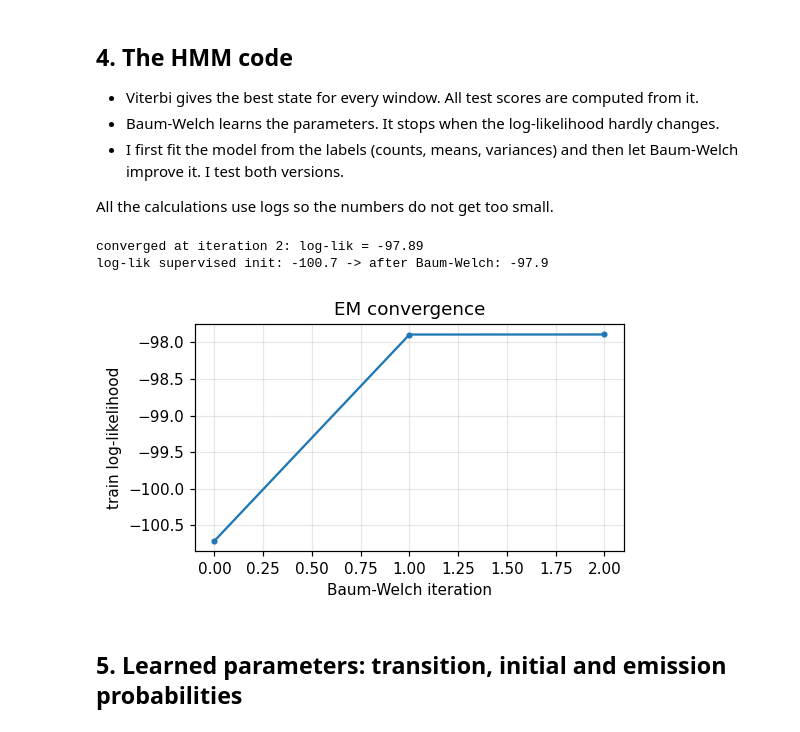
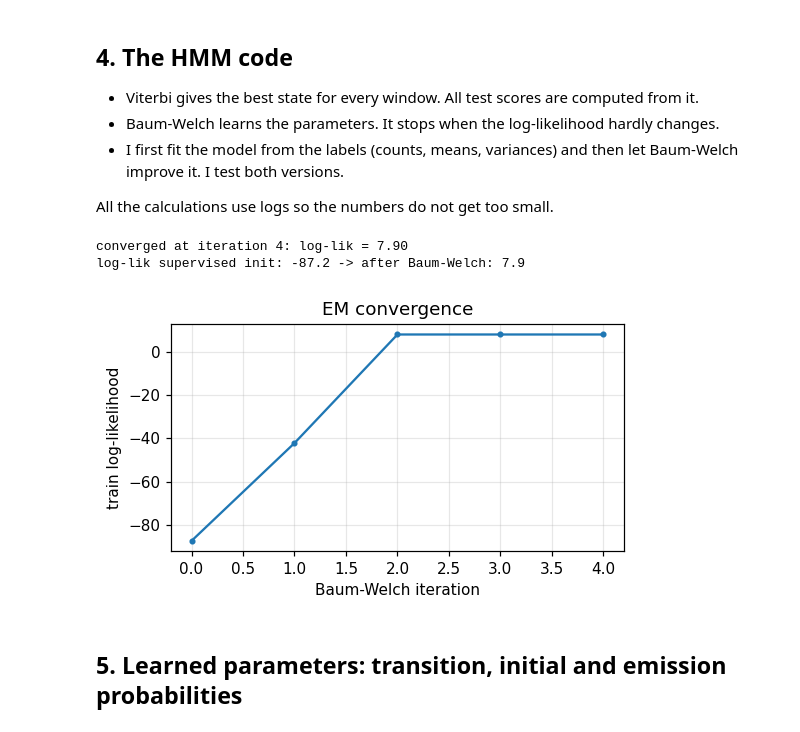
Before and after one commit to nehemmy55/Hidden-Markov-Models, a Jupyter notebook: hmm_activity_recognition_final.ipynb, the cells around one changed output. Drawn from its saved outputs; the diff is of its cells as text; code cells hidden in the pictures.

Commit message:
Fix zero padding in the smoothing step, report precision and F1

```diff
--- a/hmm_activity_recognition_final.ipynb
+++ b/hmm_activity_recognition_final.ipynb
@@ -56,7 +57,7 @@ def load_recording(path):
     x = df[COLS].values.astype(float)
     if fs_raw > 1.5 * FS:                                  # anti-alias before downsampling
         k = int(round(fs_raw / FS))
-        x = np.column_stack([np.convolve(c, np.ones(k) / k, mode="same") for c in x.T])
+        x = uniform_filter1d(x, size=k, axis=0, mode="nearest")
     grid = np.arange(0, t[-1], 1.0 / FS)
     xr = np.column_stack([np.interp(grid, t, x[:, j]) for j in range(x.shape[1])])
     xr = xr[int(TRIM_START_S * FS): len(xr) - int(TRIM_END_S * FS)]   # remove press-record / press-stop transients
@@ -81,6 +82,10 @@ print(f"train files: {len(train_recs)} | test files: {len(test_recs)}")
 meta = pd.DataFrame([{k: r[k] for k in ["file", "member", "activity", "fs_raw", "duration"]} for r in train_recs + test_recs])
 print("\nNative sampling rate of the phone (Hz) -> harmonised to", FS, "Hz")
 display(meta.groupby("member").agg(files=("file", "count"), native_fs_hz=("fs_raw", "mean"), min_s=("duration", "min"), max_s=("duration", "max")).round(1))
-print("\nRecorded time per activity (s), train set  [rubric: >= 90 s each]")
-display(meta[meta.file.isin([r["file"] for r in train_recs])].groupby("activity").duration.sum().round(1).to_frame("total_s"))
+print("\nRecorded time per activity (s), all files  [target: at least 90 s each]")
+meta["split"] = ["train"] * len(train_recs) + ["test"] * len(test_recs)
+tt = meta.pivot_table(index="activity", columns="split", values="duration", aggfunc="sum").round(1)
+tt["total_s"] = tt.sum(axis=1)
+tt["files"] = meta.groupby("activity").size()
+display(tt.reindex(ACTIVITIES))
 # %% [output]
@@ -301,38 +306,38 @@ class GaussianHMM:
             self.A = (xi_n + 1e-6) / (xi_n + 1e-6).sum(1, keepdims=True)
             self.mu = gx / g_sum[:, None]
             self.var = np.maximum(gxx / g_sum[:, None] - self.mu ** 2, 0) + self.var_floor
         else:
             if verbose: print(f"reached max_iter={max_iter}; last log-lik = {ll:.2f}")
         self.history = history
         return self
 
     # ---------- Viterbi ----------
     def viterbi(self, X):
         T = len(X); logB = self.log_emission(X); logA = np.log(self.A + 1e-300)
         d = np.empty((T, self.K)); psi = np.zeros((T, self.K), int)
         d[0] = np.log(self.pi + 1e-300) + logB[0]
         for t in range(1, T):
             s = d[t - 1][:, None] + logA; psi[t] = s.argmax(0); d[t] = s.max(0) + logB[t]
         path = np.empty(T, int); path[-1] = d[-1].argmax()
         for t in range(T - 2, -1, -1): path[t] = psi[t + 1, path[t + 1]]
         return path, d[-1].max()
 
 Xs, ys = [s["Z"] for s in train_sessions], [s["y"] for s in train_sessions]
 
 # sanity check of the forward-backward code: the likelihood must not decrease during EM
 hmm_sup = GaussianHMM(K, D).fit_supervised(Xs, ys)
 hmm_bw = GaussianHMM(K, D).fit_supervised(Xs, ys).fit_baum_welch(Xs)
-# exact EM never decreases the likelihood; the variance floor / probability smoothing can cause a negligible dip (~1e-5), a large drop would indicate a bug
-assert all(np.diff(hmm_bw.history) > -1e-3), "EM log-likelihood decreased - bug"
+# exact EM never decreases the likelihood; the variance floor / probability smoothing can cause a negligible dip (~1e-3), a large drop would indicate a bug
+assert all(np.diff(hmm_bw.history) > -1e-2), "EM log-likelihood decreased - bug"
 print("log-lik supervised init: %.1f -> after Baum-Welch: %.1f" % (hmm_sup.log_likelihood(Xs), hmm_bw.log_likelihood(Xs)))
 
 fig, ax = plt.subplots(figsize=(5, 3))
 ax.plot(hmm_bw.history, marker="o", ms=3); ax.set_xlabel("Baum-Welch iteration"); ax.set_ylabel("train log-likelihood")
 ax.set_title("EM convergence"); plt.tight_layout(); plt.savefig(f"{FIG_DIR}/convergence.png"); plt.show()
 # %% [output]
-converged at iteration 2: log-lik = -97.89
-log-lik supervised init: -100.7 -> after Baum-Welch: -97.9
+converged at iteration 4: log-lik = 7.90
+log-lik supervised init: -87.2 -> after Baum-Welch: 7.9
-[figure, old version]
+[figure, new version]
 # %% [markdown]
 ## 5. Learned parameters: transition, initial and emission probabilities
 # %%
```
Also changed, not shown: parts of 8 cells of this notebook, 5 other files.
